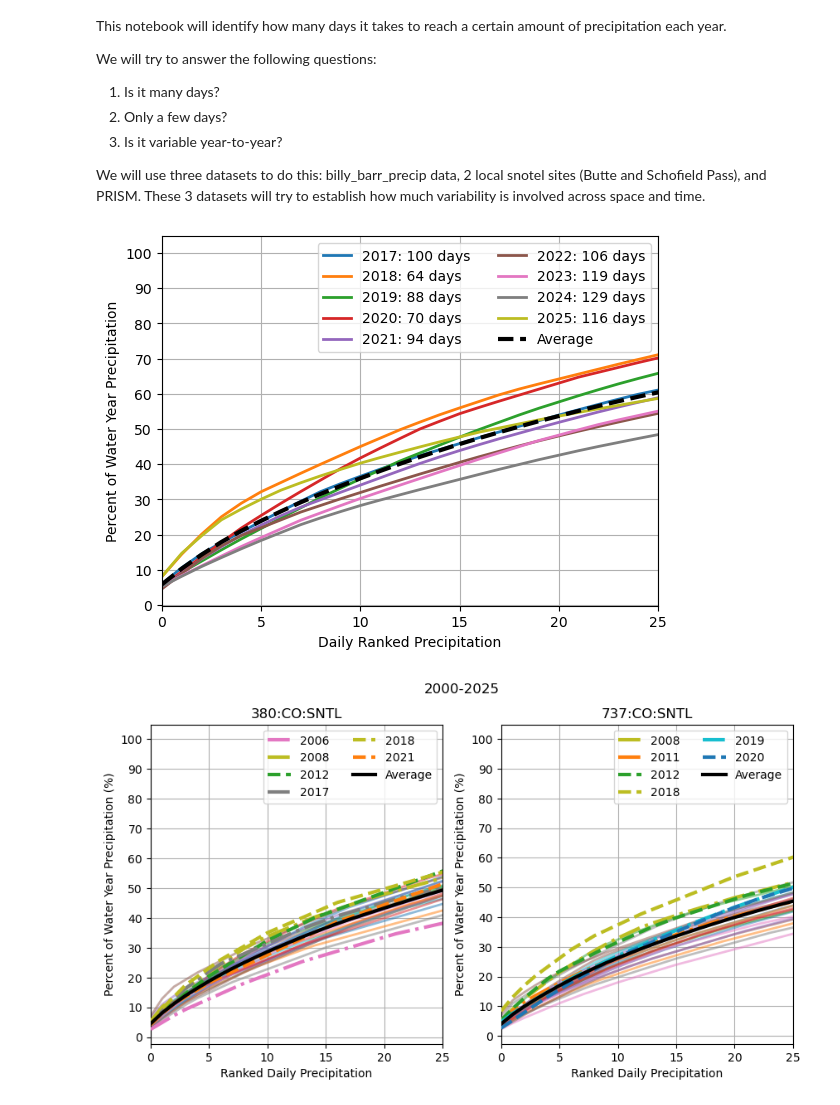
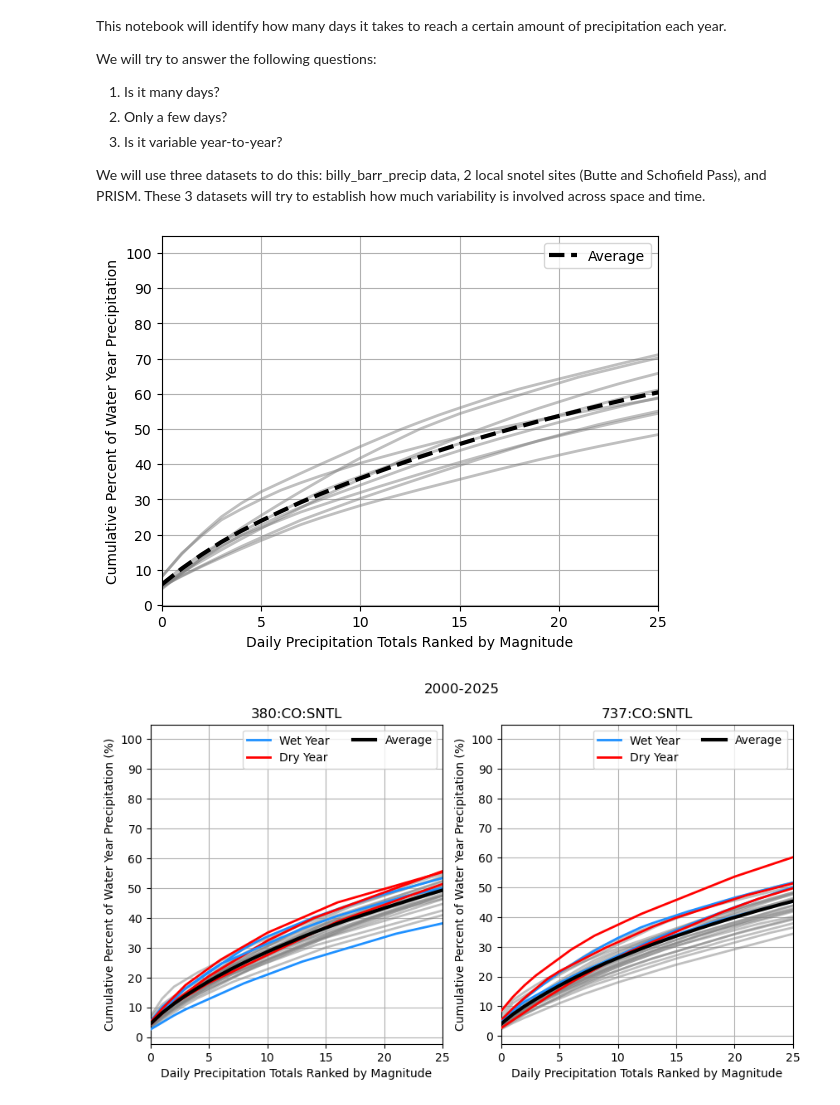
Before and after one commit to dlhogan97/S3-precipitation-rodeo, a Jupyter notebook: 03_analysis/07_extended_large_event_timeseries.ipynb, the cells around one changed output. Saved outputs shown, nothing was run; the diff lists cells and outputs as text; code cells hidden in the pictures.

```diff
--- a/03_analysis/07_extended_large_event_timeseries.ipynb
+++ b/03_analysis/07_extended_large_event_timeseries.ipynb
@@ -38,29 +38,29 @@ sntl_df['WY'] = sntl_df.index.year.where(sntl_df.index.month<10, sntl_df.index.y
 # %%
 fig, ax = plt.subplots()
 
 norm_list = []
 for wy in bb_precip_df['WY'].unique():
     df = bb_precip_df[bb_precip_df['WY']==wy].sort_values('precip', ascending=False)['precip']
     days_with_precip = (df > 1).sum()
     # normalize by total precip
     df_norm = df/df.sum() * 100
     df_norm.reset_index(drop=True, inplace=True)
     df_norm.name = wy
     norm_list.append(df_norm)
 
-    df_norm.cumsum().plot(ax=ax, lw=2, label=f"{wy}: {days_with_precip} days")
+    df_norm.cumsum().plot(ax=ax, lw=2, alpha=0.5, label=f"_{wy}: {days_with_precip} days", color='grey')
 # plot average water year
 avg_norm_df = pd.concat(norm_list, axis=1).mean(axis=1)
 avg_norm_df.cumsum().plot(ax=ax, lw=3, ls='--', label="Average", color='k')
 
 ax.set_xlim(0,25)
 ax.set_yticks(range(0,110,10))
-ax.set_ylabel("Percent of Water Year Precipitation")
-ax.set_xlabel("Daily Ranked Precipitation")
+ax.set_ylabel("Cumulative Percent of Water Year Precipitation")
+ax.set_xlabel("Daily Precipitation Totals Ranked by Magnitude")
 ax.legend(ncol=2)
 ax.grid()
 # %% [output]
-[figure, old version]
+[figure, new version]
 # %%
 fig, axs = plt.subplots(ncols=2, figsize=(10,5))
 
@@ -70,6 +70,8 @@ for i,site in enumerate(sntl_df.site.unique()):
     ranked_years = df.groupby('WY').sum('PRECIPITATION').sort_values('PRECIPITATION', ascending=False)
     ranked_years_list.append(ranked_years)
     norm_list = []
+    dry_label='Dry Year'
+    wet_label='Wet Year'
     for wy in sntl_df['WY'].unique():
         wy_df = df[df['WY']==wy].sort_values('PRECIPITATION', ascending=False)['PRECIPITATION']
         # normalize by total PRECIPITATION
@@ -79,11 +81,14 @@ for i,site in enumerate(sntl_df.site.unique()):
         norm_list.append(wy_df_norm)
 
         if wy in ranked_years.iloc[0:3].index:
-            wy_df_norm.cumsum().plot(ax=axs[i], lw=3, ls='-.',label=wy, zorder=100)
+            wy_df_norm.cumsum().plot(ax=axs[i], lw=2, color='dodgerblue',label=wet_label, zorder=100)
+            wet_label="_"
         elif wy in ranked_years.iloc[-3:].index:
-            wy_df_norm.cumsum().plot(ax=axs[i], lw=3, ls='--', label=wy, zorder=100)
+            wy_df_norm.cumsum().plot(ax=axs[i], lw=2, color='red', label=dry_label, zorder=100)
+            dry_label="_"
         else:
-            wy_df_norm.cumsum().plot(ax=axs[i], lw=2, alpha=0.5, label='_')
+            wy_df_norm.cumsum().plot(ax=axs[i], lw=2, alpha=0.5, color='grey', label='_')
+
     # plot average water year
     avg_norm_df = pd.concat(norm_list, axis=1).mean(axis=1)
     avg_norm_df.cumsum().plot(ax=axs[i], lw=3, ls='-', label="Average", color='k',zorder=101)
@@ -91,10 +96,10 @@ for i,site in enumerate(sntl_df.site.unique()):
     axs[i].set_xlim(0,25)
     axs[i].set_yticks(range(0,110,10))
     axs[i].set_title(site)
-    axs[i].set_ylabel("Percent of Water Year Precipitation (%)")
-    axs[i].set_xlabel("Ranked Daily Precipitation")
+    axs[i].set_ylabel("Cumulative Percent of Water Year Precipitation (%)")
+    axs[i].set_xlabel("Daily Precipitation Totals Ranked by Magnitude")
     axs[i].legend(ncol=2)
     axs[i].grid()
     fig.suptitle('2000-2025')
 # %% [output]
-[figure, old version]
+[figure, new version]
```
Also changed, not shown: 24 other files.
